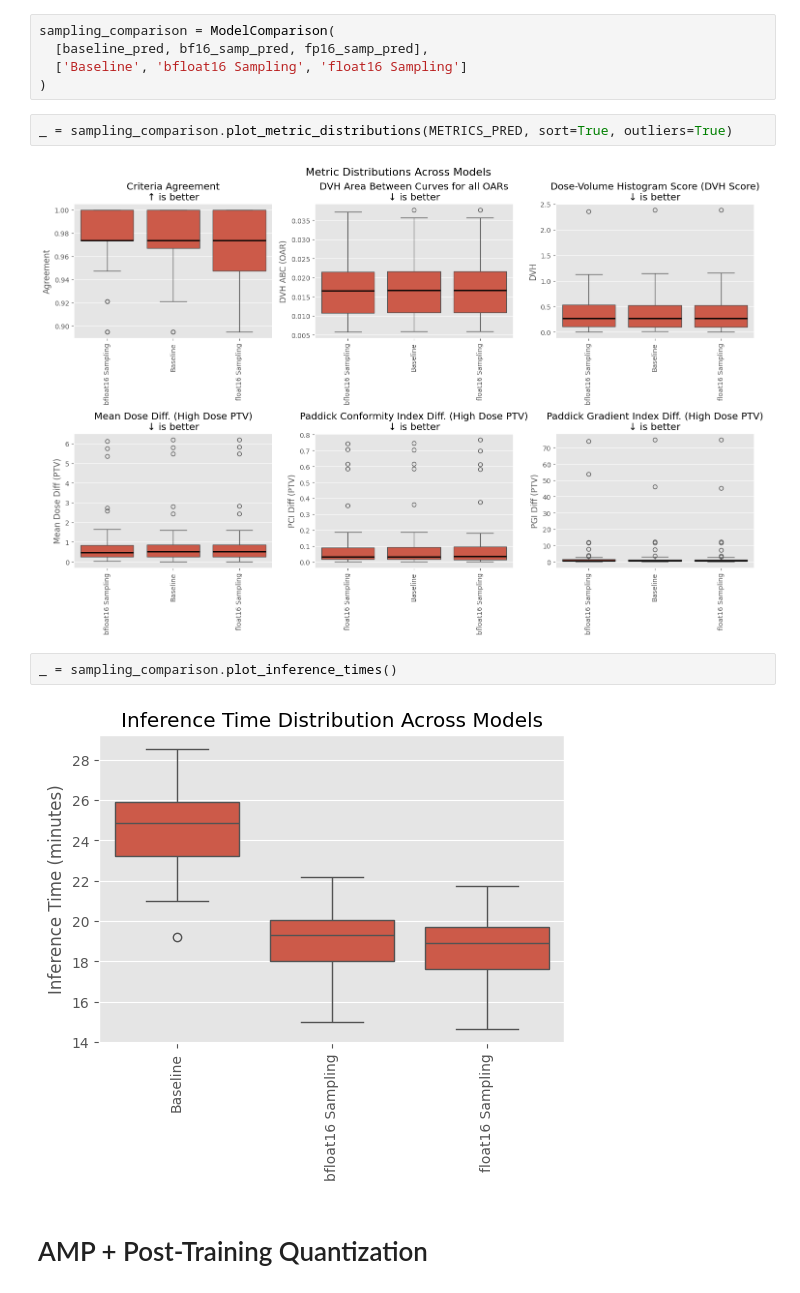
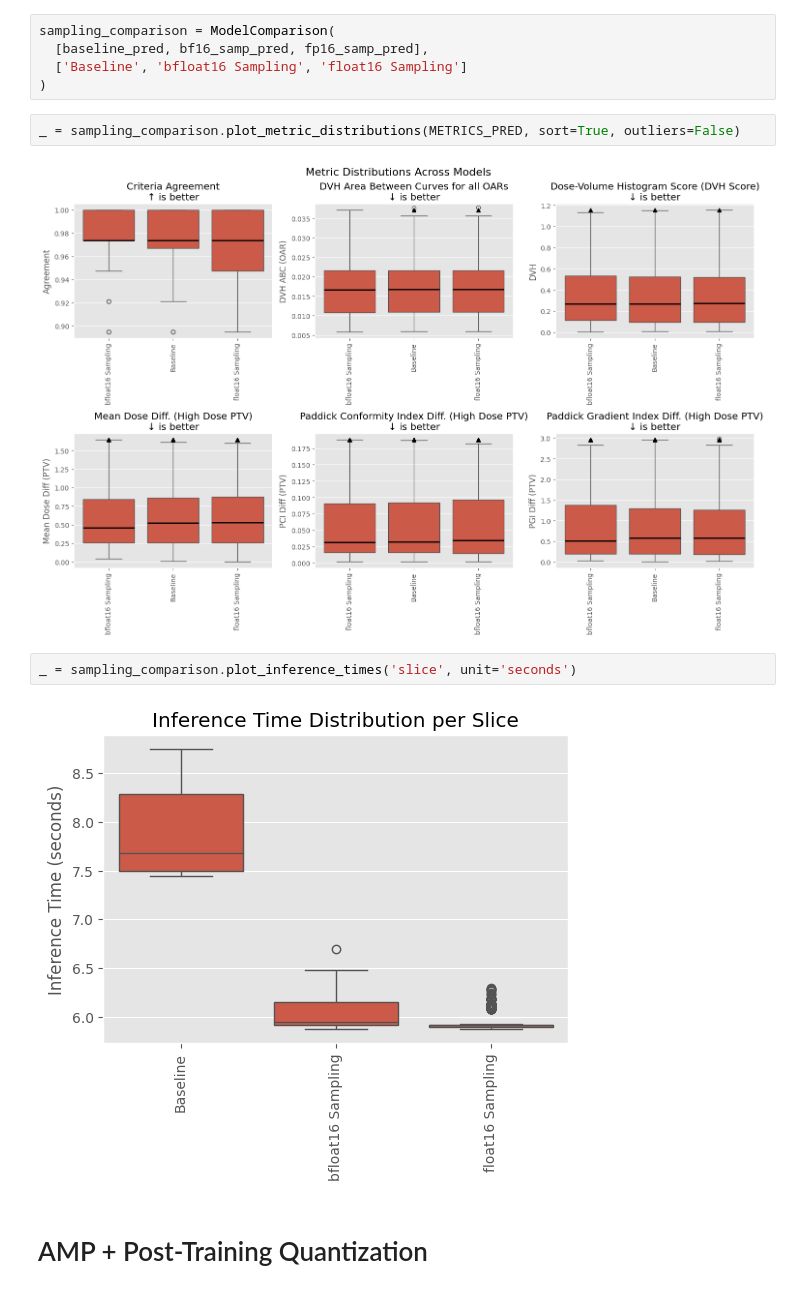
Before and after one commit to josefweibel/dose-prediction-calculation-thesis, a Jupyter notebook: notebooks/24_quantization.ipynb, the cells around one changed output. Saved outputs shown, nothing was run; the diff lists cells and outputs as text.

```diff
--- a/notebooks/24_quantization.ipynb
+++ b/notebooks/24_quantization.ipynb
@@ -42,12 +45,12 @@ sampling_comparison = ModelComparison(
   ['Baseline', 'bfloat16 Sampling', 'float16 Sampling']
 )
 # %%
-_ = sampling_comparison.plot_metric_distributions(METRICS_PRED, sort=True, outliers=True)
+_ = sampling_comparison.plot_metric_distributions(METRICS_PRED, sort=True, outliers=False)
 # %% [output]
-[figure, old version]
+[figure, new version]
 # %%
-_ = sampling_comparison.plot_inference_times()
+_ = sampling_comparison.plot_inference_times('slice', unit='seconds')
 # %% [output]
-[figure, old version]
+[figure, new version]
 # %% [markdown]
 # AMP + Post-Training Quantization
```
Also changed, not shown: parts of 5 cells of this notebook, 10 other files.
